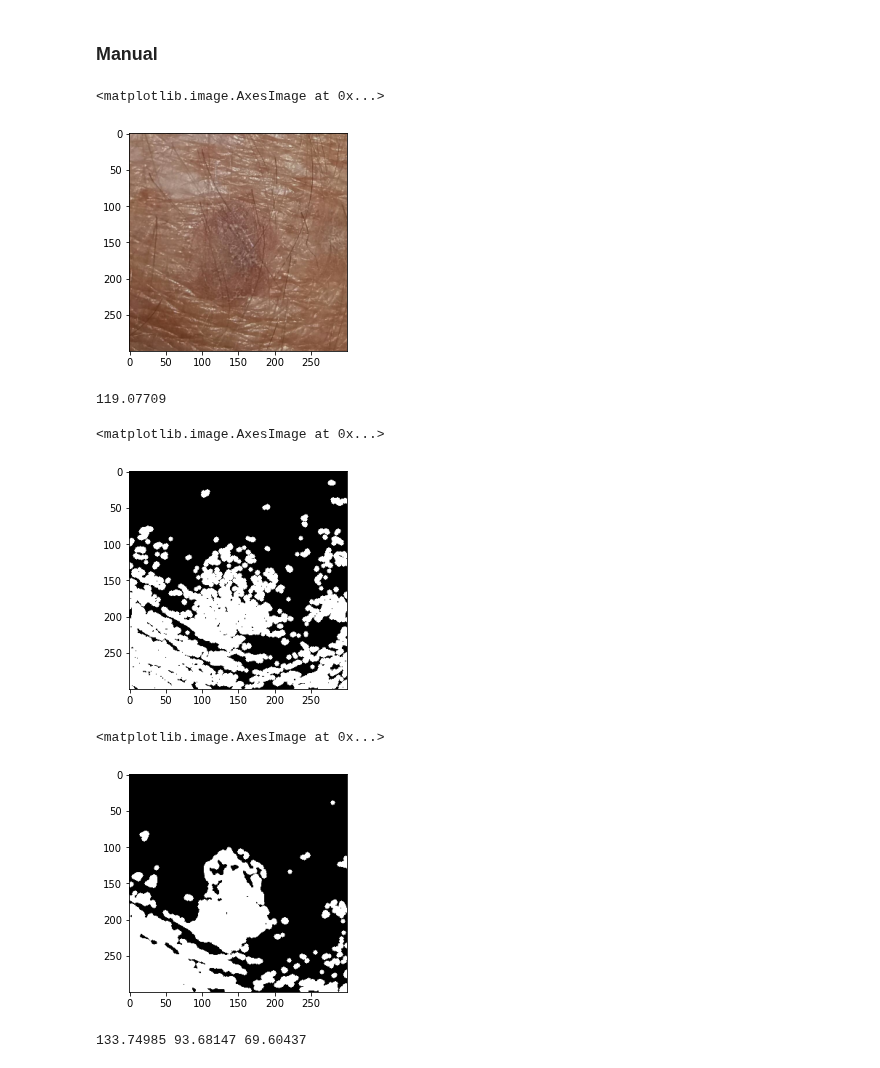
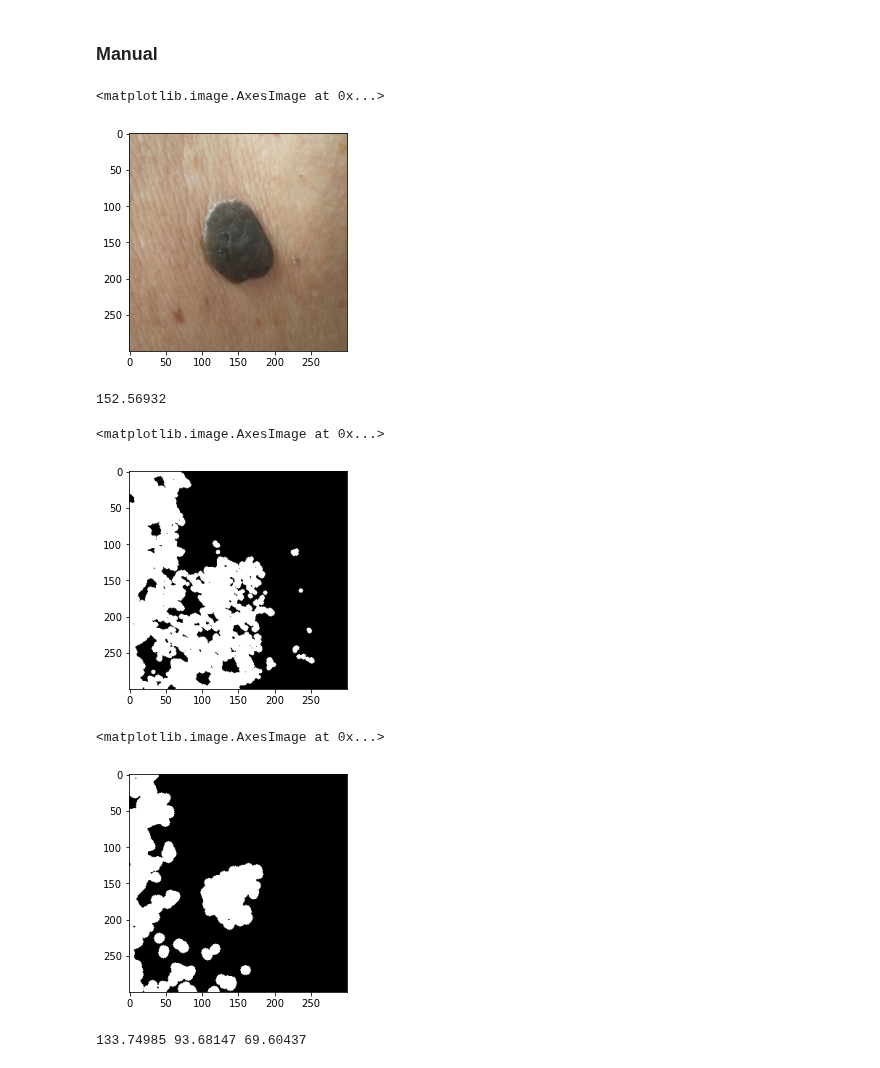
Before and after one commit to julielhagen/First-Year-Project, a Jupyter notebook: Segmentation.ipynb, the cells around one changed output. Drawn from its saved outputs; the diff is of its cells as text; code cells hidden in the pictures.

```diff
--- a/Segmentation.ipynb
+++ b/Segmentation.ipynb
@@ -263,13 +263,13 @@ save_mask('PAT_1420_1460_733.png', im_mask)
 # %% [markdown]
 ### Manual
 # %%
-mask = paths_sek == 'PAT_1585_2619_396.png'
+mask = paths_sek == 'PAT_1783_3413_850.png'
 im = images_sek[np.where(mask)[0][0]]
 
 plt.imshow(im)
 # %% [output]
 <matplotlib.image.AxesImage at 0x...>
-[figure, old version]
+[figure, new version]
 # %%
 # Thresholds
 im_gray = rgb2gray(im)*256
@@ -286,21 +286,21 @@ struct_el = morphology.disk(3)
 im_mask = morphology.binary_opening(im_mask, struct_el)
 plt.imshow(im_mask, cmap='gray')
 # %% [output]
-119.07709
+152.56932
 <matplotlib.image.AxesImage at 0x...>
-[figure, old version]
+[figure, new version]
 # %%
-im_rgb_mask = (gaussian(im[:,:,0]*256,2)<val0-10) | (gaussian(im[:,:,2]*256,0)<val2-15)
-#im_rgb_mask = (gaussian(im[:,:,1]*256,2)<val1-15)
-#im_rgb_mask = (gaussian(im[:,:,2]*256,3)<val2)
+im_rgb_mask = (gaussian(im[:,:,0]*256,1)<val0-12) # | (gaussian(im[:,:,2]*256,0)<val2)
+#im_rgb_mask = (gaussian(im[:,:,1]*256,1)<val1-5)
+#im_rgb_mask = (gaussian(im[:,:,2]*256,2)<val2-10)
 
-struct_el = morphology.disk(3)
+struct_el = morphology.disk(6)
 im_rgb_mask = morphology.binary_opening(im_rgb_mask, struct_el)
 
 plt.imshow(im_rgb_mask, cmap='gray')
 # %% [output]
 <matplotlib.image.AxesImage at 0x...>
-[figure, old version]
+[figure, new version]
 # %%
 print(val0, val1, val2)
 # %% [output]
```
Also changed, not shown: parts of 2 cells of this notebook.
